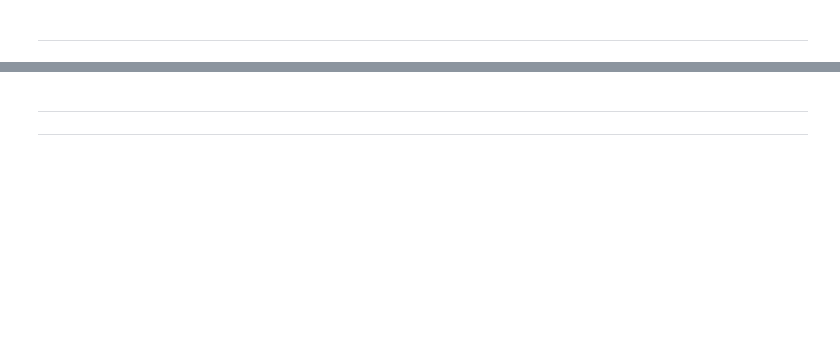
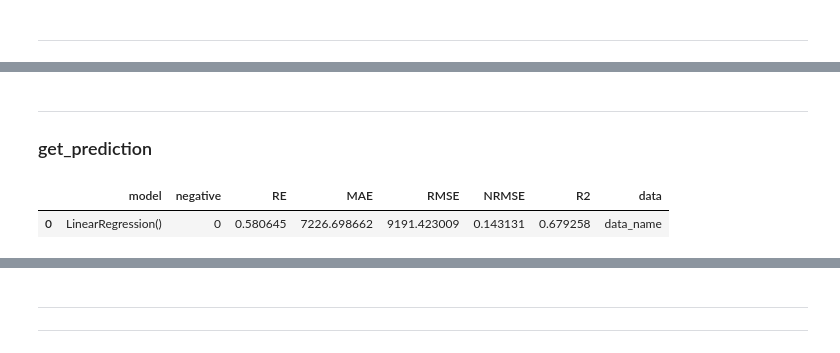
Before and after one commit to NazarovMichail/ds_nms, a Jupyter notebook: training_test.ipynb, the cells around one changed output, grey strips where cells are left out. Cells and saved outputs as stored; diff of their text form; code cells hidden in the pictures; blank space fills up the shorter version.

```diff
--- a/training_test.ipynb
+++ b/training_test.ipynb
@@ -278,10 +173,0 @@ pd.DataFrame([result_dict])
-# %%
-trained_model, result_dict = model_train.train_cv(X=X_train_std_1, y=target_train_1,
-                                                  model=Lasso(alpha=1349.9819663523776,
-                                                              max_iter=15000),
-                                                  cv_type='loo',
-                                                  metric_best='RMSE_val',
-                                                  data_name='Data1_std')
-
-r = pd.DataFrame([result_dict])
-r
@@ -291,8 +173,0 @@ r
-# %%
-trained_model, result_dict = model_train.train_cv(X=X_train_1, y=target_train_1,
-                                                  model=LinearRegression(),
-                                                  cv_type='stratify',
-                                                  metric_best='RE_val',
-                                                  n_splits=8)
-
-pd.DataFrame([result_dict])
@@ -302,8 +173,0 @@ pd.DataFrame([result_dict])
-# %%
-trained_model, result_dict = model_train.train_cv(X=X_train_1, y=target_train_1,
-                                                  model=LinearRegression(),
-                                                  cv_type='kf',
-                                                  metric_best='RE_val',
-                                                  n_splits=5)
-
-pd.DataFrame([result_dict])
@@ -313,9 +173,0 @@ pd.DataFrame([result_dict])
-# %%
-trained_model, result_dict = model_train.train_cv(X=X_train_1, y=target_train_1,
-                                                  model=LinearRegression(),
-                                                  cv_type='ts',
-                                                  metric_best='R2_val',
-                                                  train_size=8,
-                                                  val_size=10)
-
-pd.DataFrame([result_dict])
@@ -586,0 +174,14 @@ $\boxed{\text{Оптимизированные базовые модели}}$
+# %% [markdown]
+___
+### <a id=5>get_prediction</a>
+# %%
+lr = LinearRegression()
+trained_lr = lr.fit(train_data['X_train_1'], train_data['target_train_1'])
+
+result_df, y_pred = model_train.get_prediction(X=train_data['X_train_1'], y=train_data['target_train_1'],
+                                         model=trained_lr
+                                         )
+result_df
+# %% [output]
+|  | model | negative | RE | MAE | RMSE | NRMSE | R2 | data |
+| 0 | LinearRegression() | 0 | 0.580645 | 7226.698662 | 9191.423009 | 0.143131 | 0.679258 | data_name |
```
Also changed, not shown: parts of 82 cells of this notebook, 2 other files.
